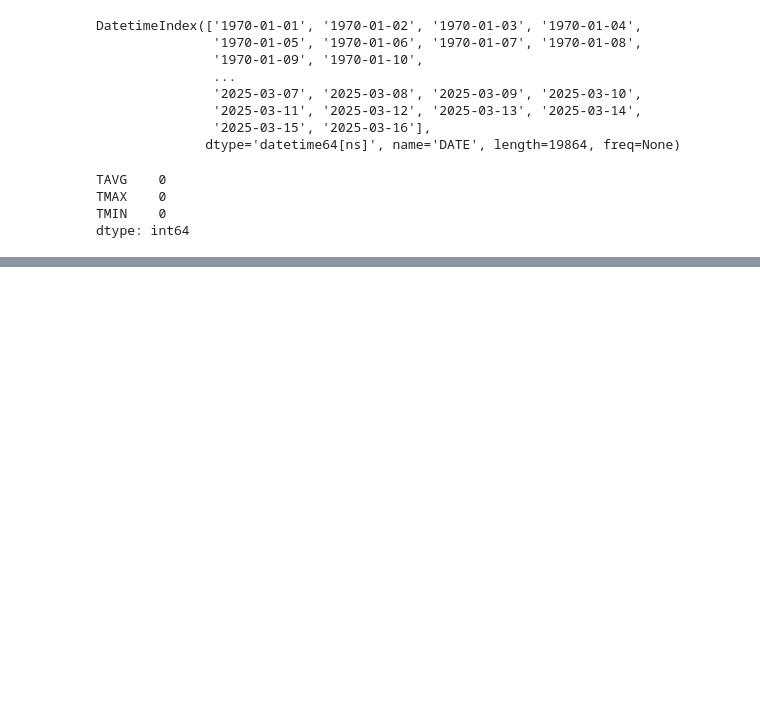
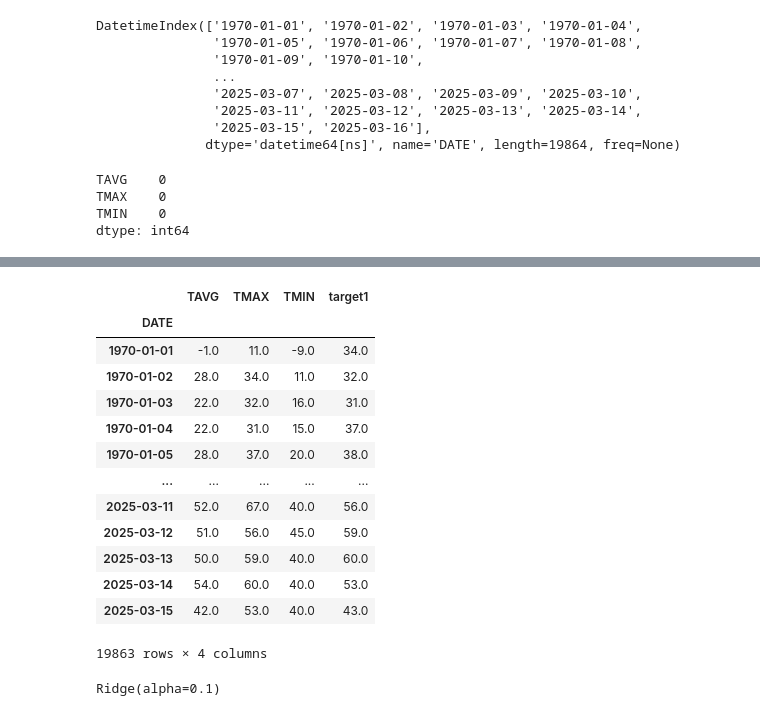
Before and after one commit to njnjfnj/Weather_predicter_backend, a Jupyter notebook: weather-ml/app/models/train.ipynb, the cells around one changed output, grey strips where cells are left out. Saved outputs shown, nothing was run; the diff lists cells and outputs as text; code cells hidden in the pictures; blank space fills up the shorter version.

```diff
--- a/weather-ml/app/models/train.ipynb
+++ b/weather-ml/app/models/train.ipynb
@@ -121,0 +163,24 @@ dtype: int64
+# %%
+# як ми бачимо в колонкі target1 кожний рядок певного дня вказує на завтрашню погоду,
+# тобто рядок дати першого січня 1970 вказує на погоду другого січня 1970. І ці завтрашні температури
+# в рядках є цілями, таргетами.
+#
+# Можна помітити, що в останньому рядку Nan, тому його можна видалити
+
+core_weather = core_weather.iloc[:-1, :].copy()
+core_weather
+# %% [output]
+|  | TAVG | TMAX | TMIN | target1 |
+| DATE |  |  |  |  |
+| 1970-01-01 | -1.0 | 11.0 | -9.0 | 34.0 |
+| 1970-01-02 | 28.0 | 34.0 | 11.0 | 32.0 |
+| 1970-01-03 | 22.0 | 32.0 | 16.0 | 31.0 |
+| 1970-01-04 | 22.0 | 31.0 | 15.0 | 37.0 |
+| 1970-01-05 | 28.0 | 37.0 | 20.0 | 38.0 |
+| ... | ... | ... | ... | ... |
+| 2025-03-11 | 52.0 | 67.0 | 40.0 | 56.0 |
+| 2025-03-12 | 51.0 | 56.0 | 45.0 | 59.0 |
+| 2025-03-13 | 50.0 | 59.0 | 40.0 | 60.0 |
+| 2025-03-14 | 54.0 | 60.0 | 40.0 | 53.0 |
+| 2025-03-15 | 42.0 | 53.0 | 40.0 | 43.0 |
+19863 rows × 4 columns
@@ -121,0 +199,6 @@ dtype: int64
+# %%
+# Тут ми "засовуємо" в модель передбачення наші дані (train[predictors])
+# та до чого треба прямувати при передбаченні (train["target1"])
+reg.fit(train[predictors], train["target1"])
+# %% [output]
+Ridge(alpha=0.1)
```
Also changed, not shown: parts of 11 cells of this notebook.
